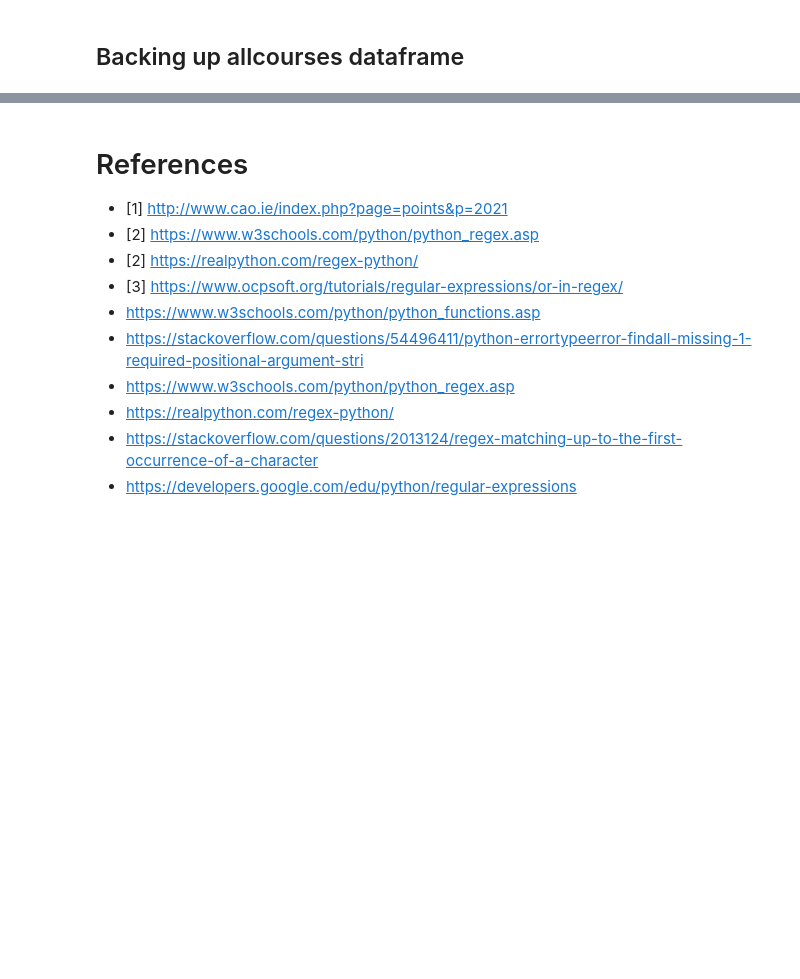
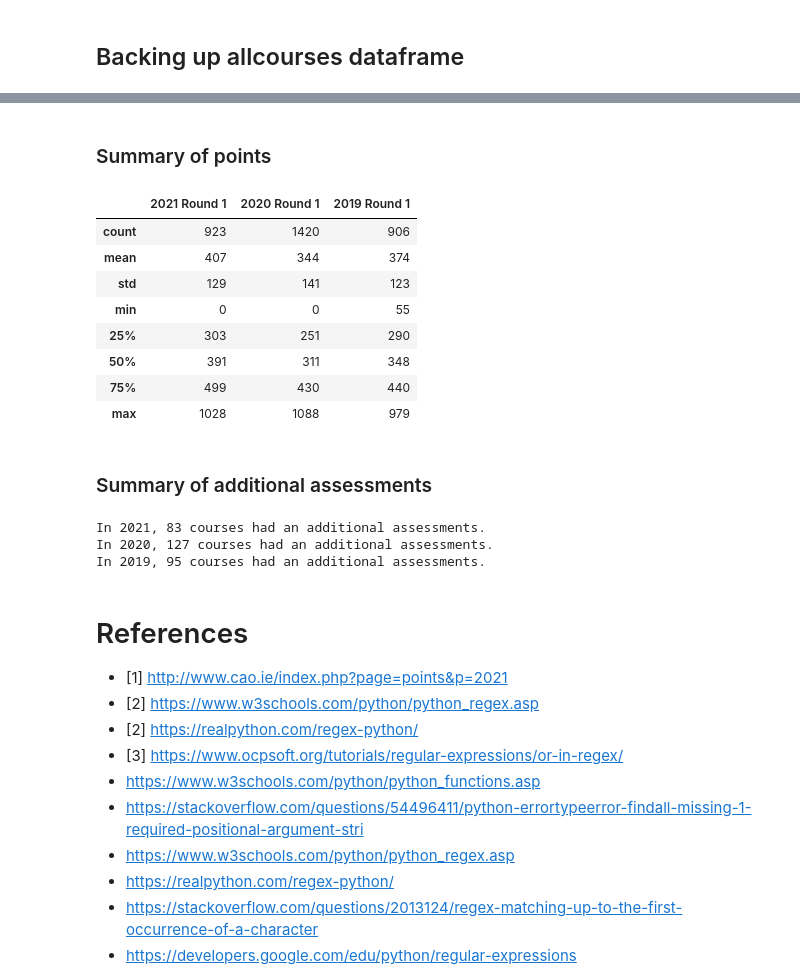
Before and after one commit to RYANCOX00/Fundamentals_of_DA, a Jupyter notebook: cao.ipynb, the cells around one changed output, grey strips where cells are left out. Drawn from its saved outputs; the diff is of its cells as text; code cells hidden in the pictures; blank space fills up the shorter version.

Commit message:
Summary data generated

```diff
--- a/cao.ipynb
+++ b/cao.ipynb
@@ -459,0 +466,20 @@ all_courses.to_csv(path_courses)
+# %% [markdown]
+### Summary of points
+# %%
+# Round 1 points columns as a variable
+round1 = all_courses[['2021 Round 1','2020 Round 1', '2019 Round 1']]
+
+# Outputting summary data for round 1 course that have numerical points assigned.
+round1.describe().astype(int)
+# %% [output]
+|  | 2021 Round 1 | 2020 Round 1 | 2019 Round 1 |
+| count | 923 | 1420 | 906 |
+| mean | 407 | 344 | 374 |
+| std | 129 | 141 | 123 |
+| min | 0 | 0 | 55 |
+| 25% | 303 | 251 | 290 |
+| 50% | 391 | 311 | 348 |
+| 75% | 499 | 430 | 440 |
+| max | 1028 | 1088 | 979 |
+# %% [markdown]
+### Summary of additional assessments
@@ -460,3 +492,11 @@ all_courses.to_csv(path_courses)
+# %%
+print("In 2021, {} courses had an additional assessments.".format(assess21))
+print("In 2020, {} courses had an additional assessments.".format(assess20))
+print("In 2019, {} courses had an additional assessments.".format(assess19))
+# %% [output]
+In 2021, 83 courses had an additional assessments.
+In 2020, 127 courses had an additional assessments.
+In 2019, 95 courses had an additional assessments.
 # %% [markdown]
 # References
 - [1] http://www.cao.ie/index.php?page=points&p=2021
```
Also changed, not shown: parts of 4 cells of this notebook, 5 other files.
